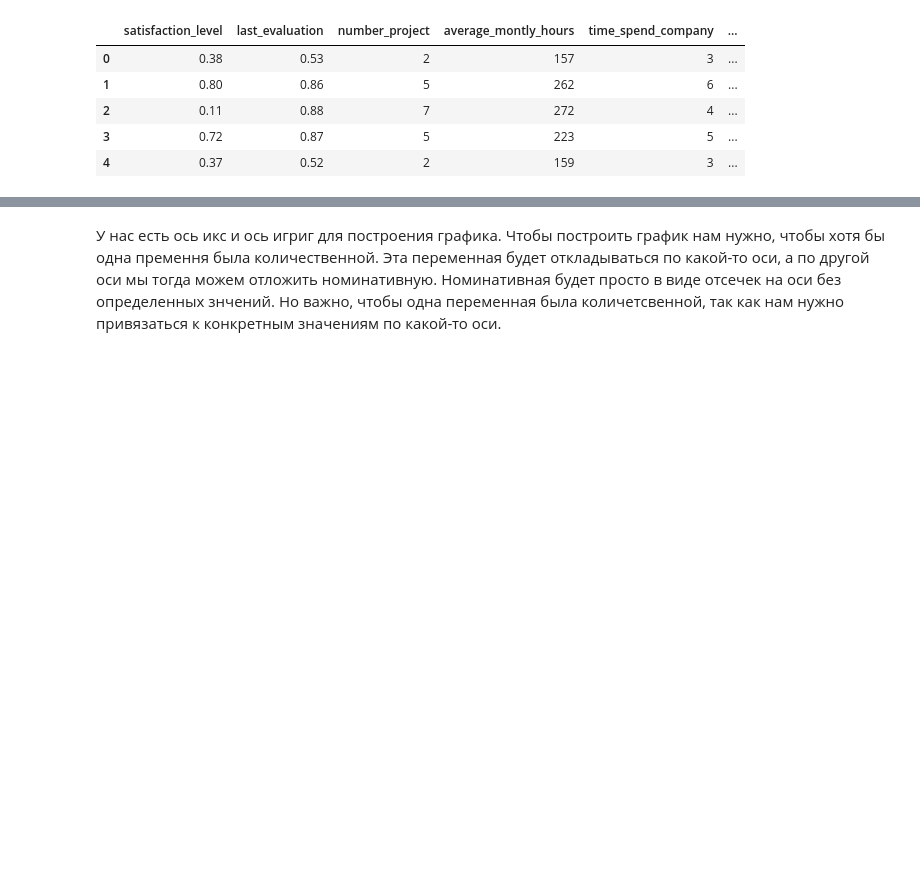
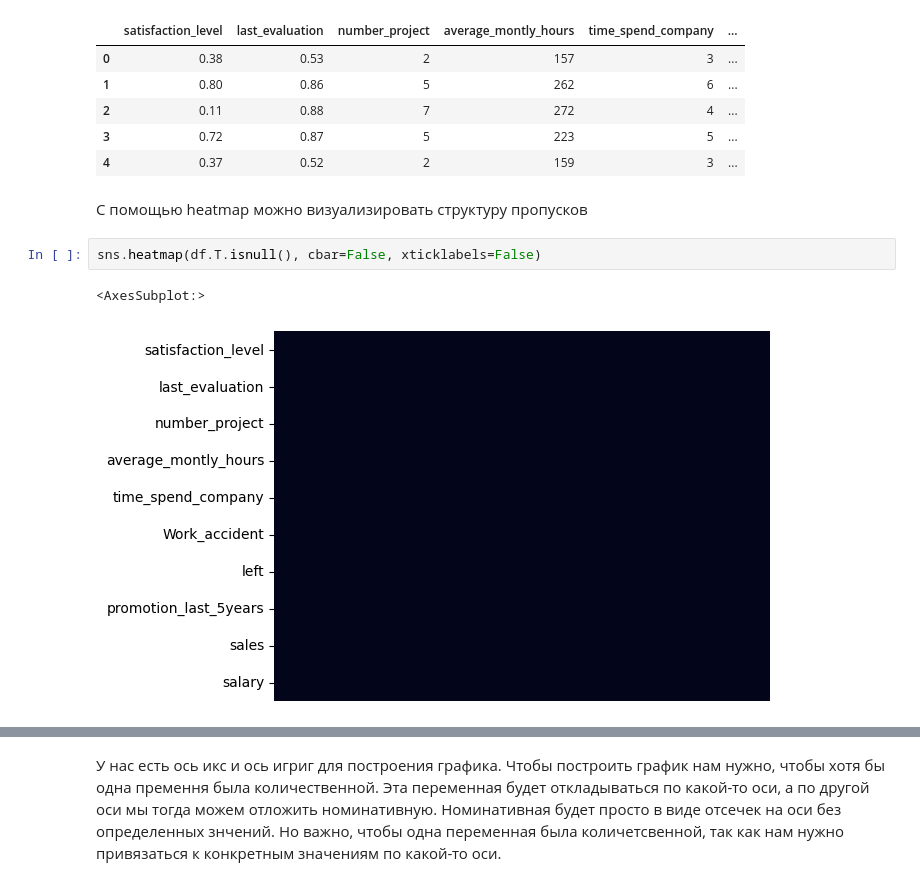
Before and after one commit to PAGriAnalytics/pagri_hard_skills, a Jupyter notebook: Seaborn_and_pyplot.ipynb, the cells around one changed output, grey strips where cells are left out. Saved outputs shown, nothing was run; the diff lists cells and outputs as text; blank space fills up the shorter version.

```diff
--- a/Seaborn_and_pyplot.ipynb
+++ b/Seaborn_and_pyplot.ipynb
@@ -19,3 +19,10 @@ df.head()
 | 2 | 0.11 | 0.88 | 7 | 272 | 4 | ... |
 | 3 | 0.72 | 0.87 | 5 | 223 | 5 | ... |
 | 4 | 0.37 | 0.52 | 2 | 159 | 3 | ... |
+# %% [markdown]
+С помощью heatmap можно визуализировать структуру пропусков
+# %%
+sns.heatmap(df.T.isnull(), cbar=False, xticklabels=False)
+# %% [output]
+<AxesSubplot:>
+[figure, added]
```
Also changed, not shown: parts of 5 cells of this notebook, 16 other files.
